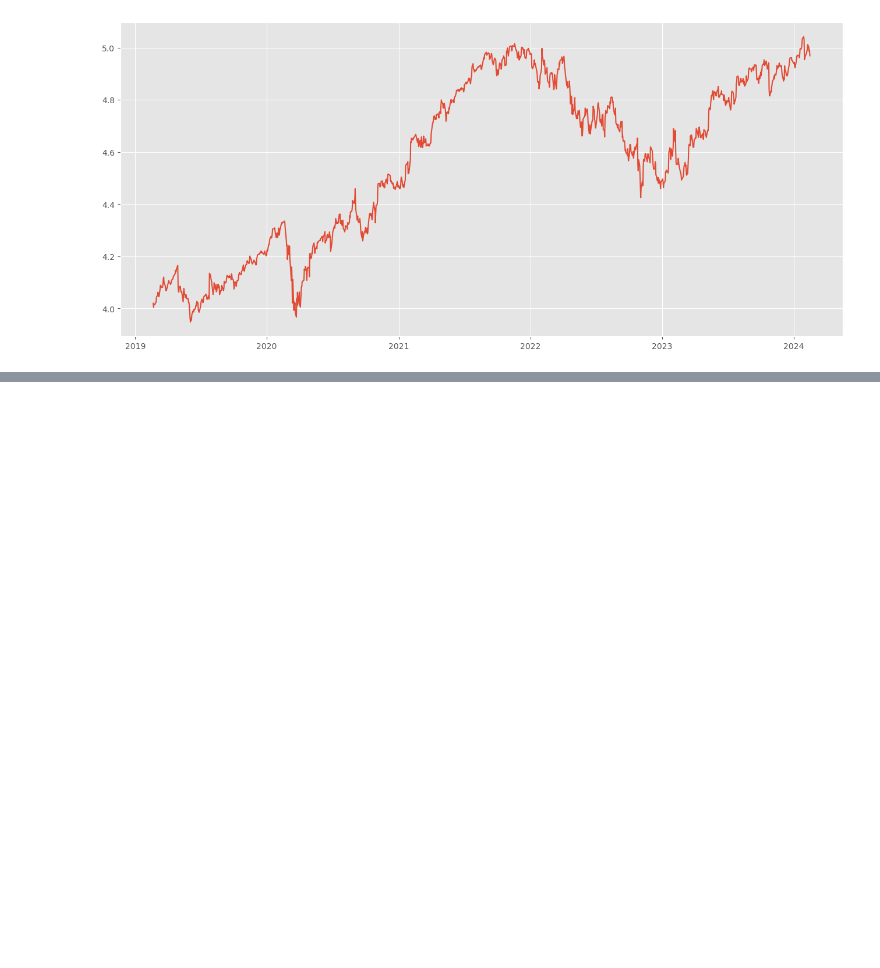
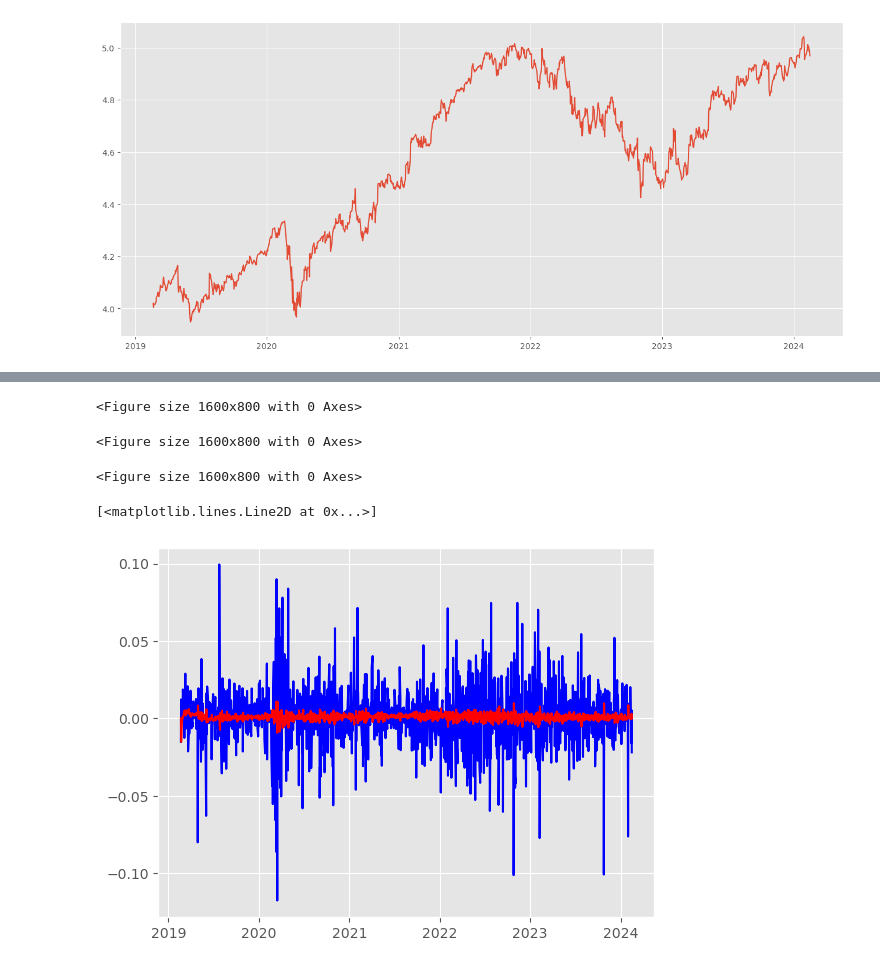
Before and after one commit to vidit1906/arima_prediction, a Jupyter notebook: eda_goog.ipynb, the cells around one changed output, grey strips where cells are left out. Drawn from its saved outputs; the diff is of its cells as text; code cells hidden in the pictures; blank space fills up the shorter version.

```diff
--- a/eda_goog.ipynb
+++ b/eda_goog.ipynb
@@ -121,0 +201,3 @@ plt.plot(ts_log)
+# %%
+#ts_log_diff.dropna()
+ts_log_diff = ts_log_diff[~ts_log_diff.isnull()]
@@ -121,0 +208,3 @@ plt.plot(ts_log)
+# %%
+#ts_log_diff.dropna()
+ts_log_diff = ts_log_diff[~ts_log_diff.isnull()]
@@ -121,0 +220,20 @@ plt.plot(ts_log)
+# %%
+plt.figure(figsize=(16,8))
+#ts_log_diff.dropna(inplace=True)
+# model = ARIMA(ts_log_diff, order=(2,1,2))
+model = sm.tsa.arima.ARIMA(ts_log_diff, order=(2,1,2))
+# %% [output]
+<Figure size 1600x800 with 0 Axes>
+# %%
+result = model.fit()
+# %%
+plt.figure(figsize=(16,8))
+# %% [output]
+<Figure size 1600x800 with 0 Axes>
+<Figure size 1600x800 with 0 Axes>
+# %%
+plt.plot(ts_log_diff, color = 'blue')
+plt.plot(result.fittedvalues, color='red')
+# %% [output]
+[<matplotlib.lines.Line2D at 0x...>]
+[figure, added]
```
Also changed, not shown: parts of 19 cells of this notebook.
